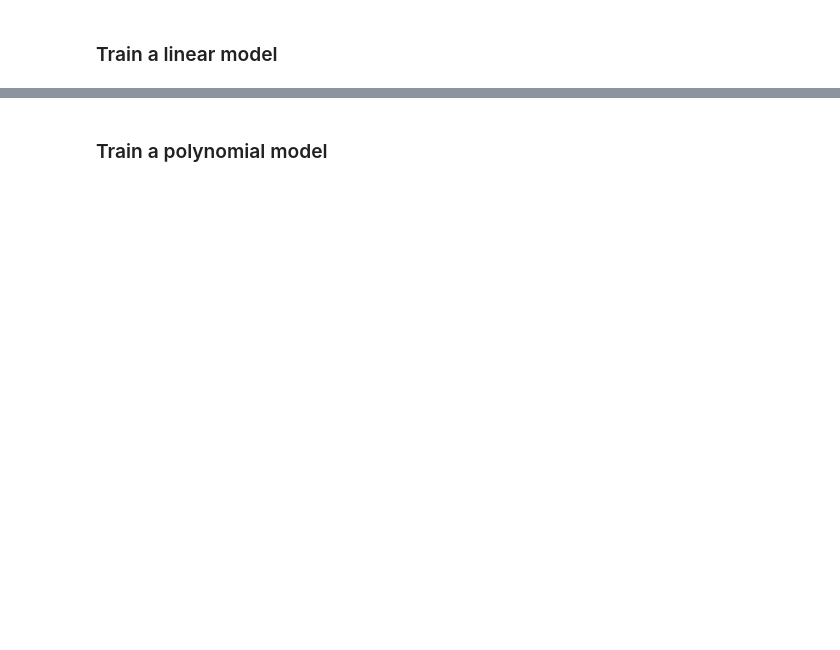
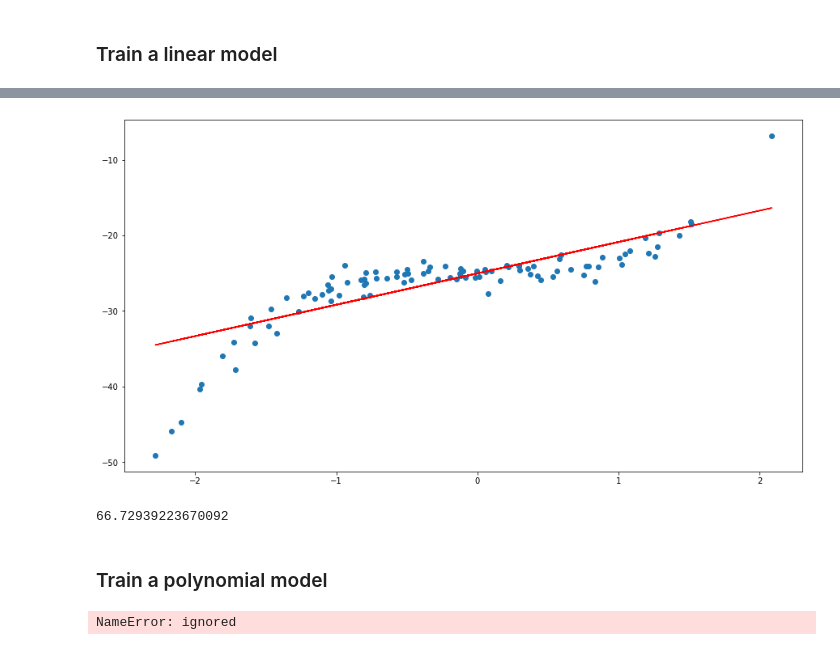
Before and after one commit to Spnetic-5/ML_mastery, a Jupyter notebook: Linear_Regression.ipynb, the cells around one changed output, grey strips where cells are left out. Saved outputs shown, nothing was run; the diff lists cells and outputs as text; code cells hidden in the pictures; blank space fills up the shorter version.

```diff
--- a/Linear_Regression.ipynb
+++ b/Linear_Regression.ipynb
@@ -168,2 +178,4 @@ print(r2_score(y_test, y_pred) * 100)
 # %% [markdown]
 ### Train a linear model
+# %%
+x_train, y_train, x_test, y_test = x[:75], y[:75], x[:75], y[:75]
@@ -170,2 +186,17 @@ print(r2_score(y_test, y_pred) * 100)
+# %%
+plt.figure(figsize=(15,8))
+plt.scatter(x,y)
+plt.plot(x, model.coef_ * x + model.intercept_, 'r')
+plt.show()
+# %% [output]
+[figure, added]
+# %%
+print(r2_score(y_test, model.predict(x_test.reshape(-1,1))) * 100)
+# %% [output]
+66.72939223670092
 # %% [markdown]
 ### Train a polynomial model
+# %%
+y = m1 * x1 ** 3 + m2 * x2 ** 4 + c
+# %% [output]
+NameError: ignored
```
Also changed, not shown: parts of 6 cells of this notebook.
